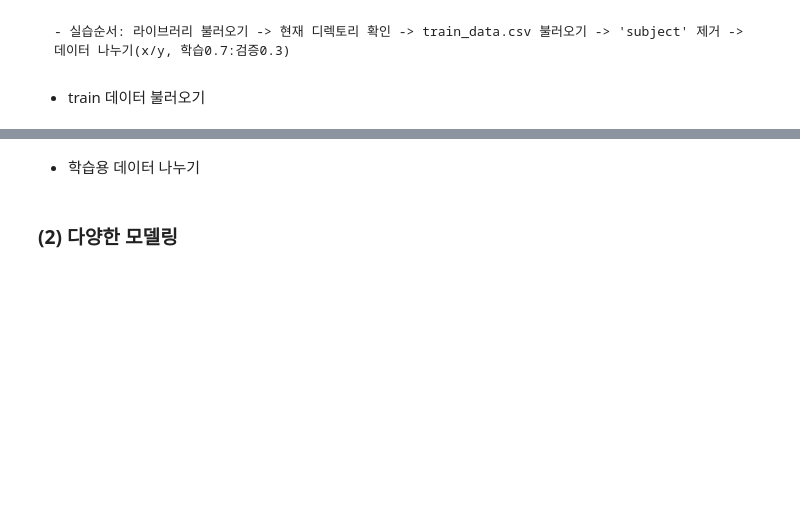
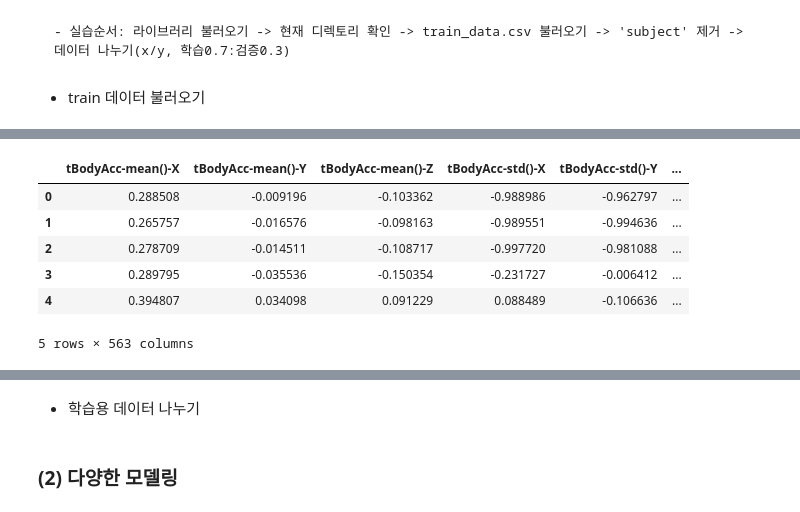
Before and after one commit to dovan2026/maching_learning, a Jupyter notebook: 종합실습2_02_모델튜닝.ipynb, the cells around one changed output, grey strips where cells are left out. Drawn from its saved outputs; the diff is of its cells as text; code cells hidden in the pictures; blank space fills up the shorter version.

```diff
--- a/종합실습2_02_모델튜닝.ipynb
+++ b/종합실습2_02_모델튜닝.ipynb
@@ -37,10 +57,18 @@ os.listdir('./data')
 # %%
 # data 변수에 train_data.csv 파일을 불러와서 할당
 # train_data.csv 파일은 현재위치의 하위 data 폴더안에 있습니다.
 # 잘 할당 되었는지 데이터 확인
 
-data = pd.read_csv('./data/train_data.csv')
+data = pd.read_csv('data/train_data.csv')
 data.head()
+# %% [output]
+|  | tBodyAcc-mean()-X | tBodyAcc-mean()-Y | tBodyAcc-mean()-Z | tBodyAcc-std()-X | tBodyAcc-std()-Y | ... |
+| 0 | 0.288508 | -0.009196 | -0.103362 | -0.988986 | -0.962797 | ... |
+| 1 | 0.265757 | -0.016576 | -0.098163 | -0.989551 | -0.994636 | ... |
+| 2 | 0.278709 | -0.014511 | -0.108717 | -0.997720 | -0.981088 | ... |
+| 3 | 0.289795 | -0.035536 | -0.150354 | -0.231727 | -0.006412 | ... |
+| 4 | 0.394807 | 0.034098 | 0.091229 | 0.088489 | -0.106636 | ... |
+5 rows × 563 columns
 # %%
 # data 변수(데이터셋)에서 행동분류에 불필요한 'subject'열 제거
 # 'subject'열이 잘 제거 되었는지 확인
```
Also changed, not shown: parts of 56 cells of this notebook, 2 other files.
